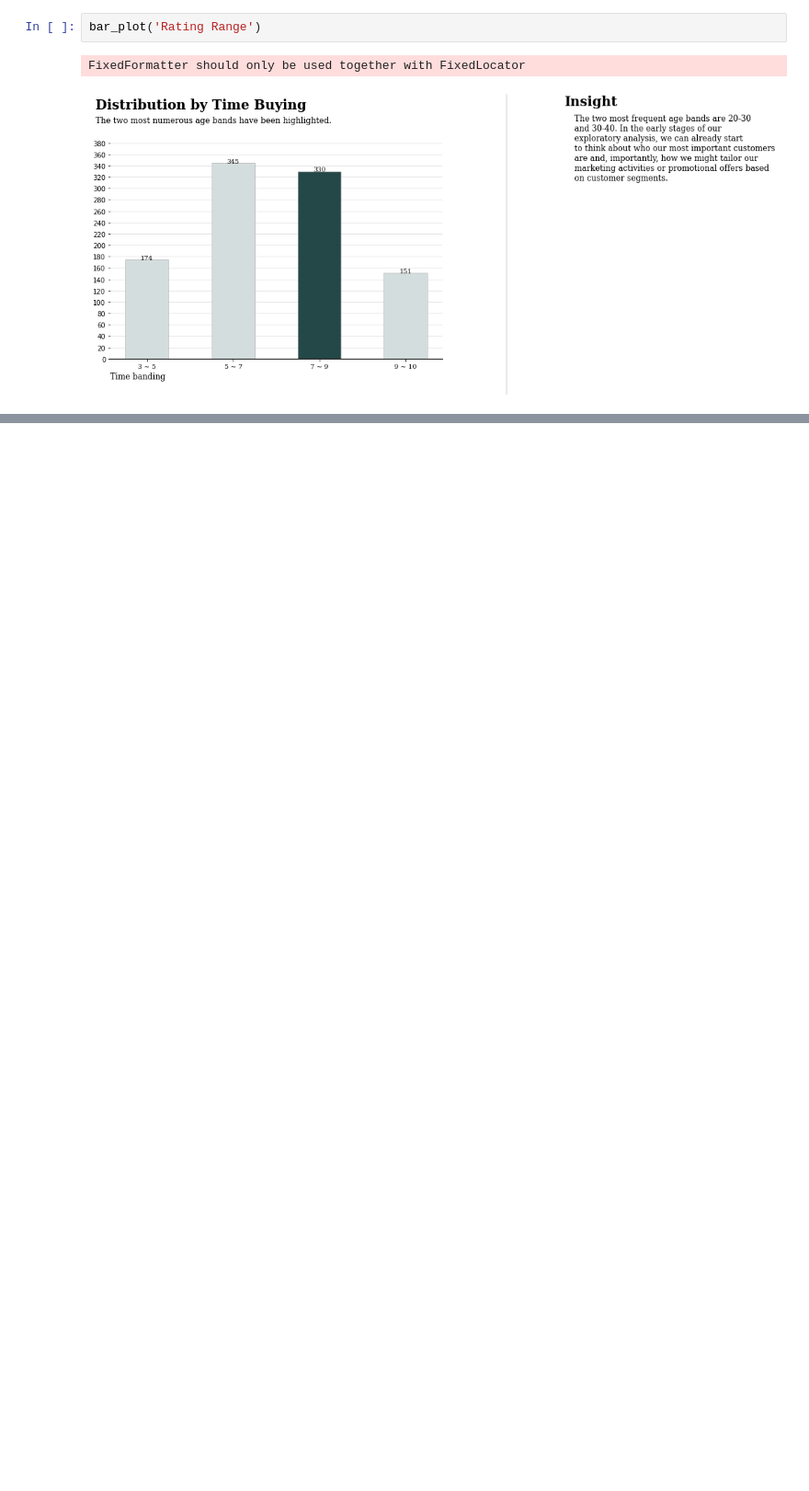
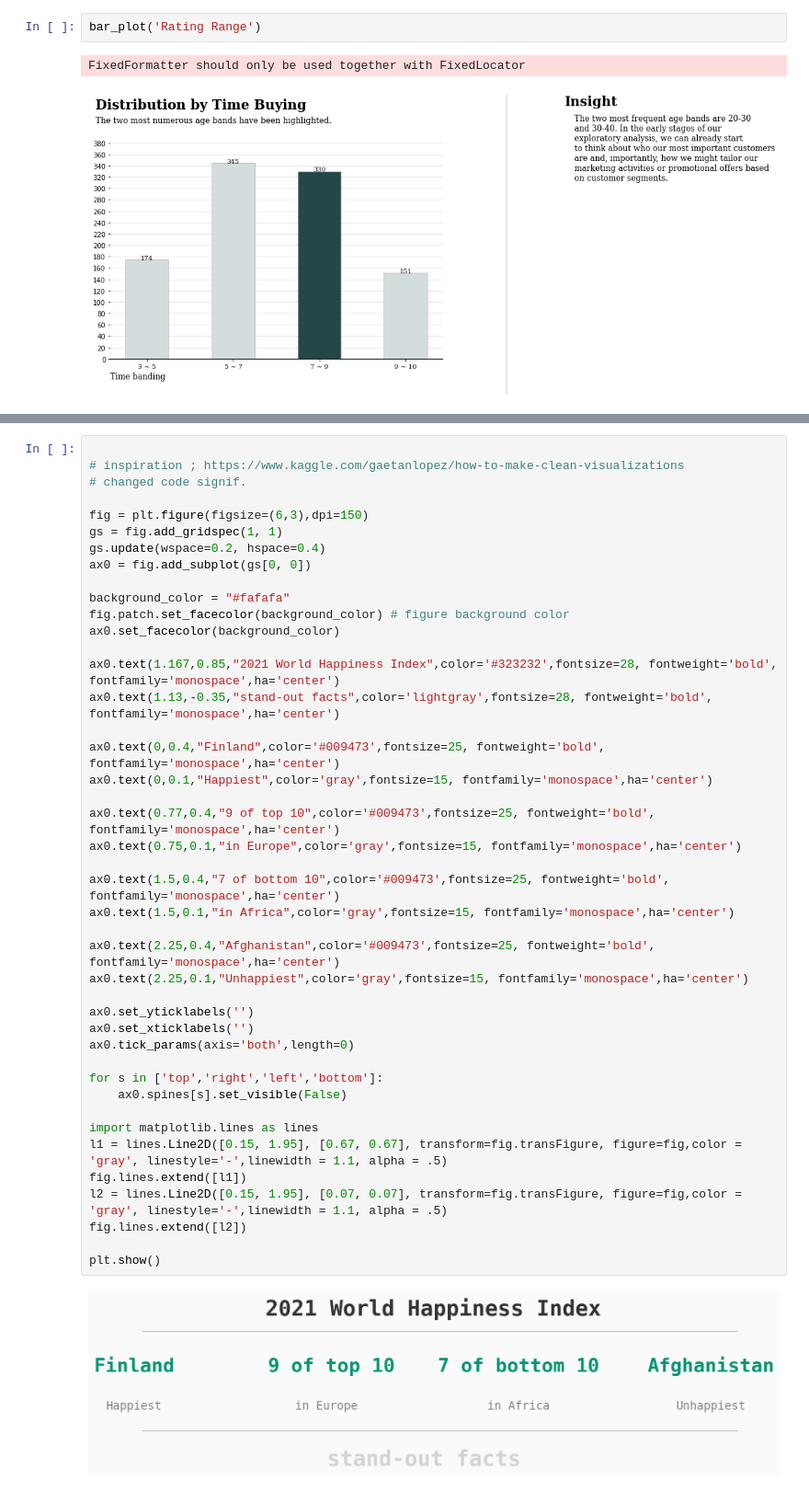
Before and after one commit to diakurnia/supermarket-dashboard, a Jupyter notebook: 3-Data Visualization.ipynb, the cells around one changed output, grey strips where cells are left out. Shown at 92% size. Drawn from its saved outputs; the diff is of its cells as text; blank space fills up the shorter version.

```diff
--- a/3-Data Visualization.ipynb
+++ b/3-Data Visualization.ipynb
@@ -238,0 +316,45 @@ FixedFormatter should only be used together with FixedLocator
+# %%
+
+# inspiration ; https://www.kaggle.com/gaetanlopez/how-to-make-clean-visualizations
+# changed code signif.
+
+fig = plt.figure(figsize=(6,3),dpi=150)
+gs = fig.add_gridspec(1, 1)
+gs.update(wspace=0.2, hspace=0.4)
+ax0 = fig.add_subplot(gs[0, 0])
+
+background_color = "#fafafa"
+fig.patch.set_facecolor(background_color) # figure background color
+ax0.set_facecolor(background_color)
+
+ax0.text(1.167,0.85,"2021 World Happiness Index",color='#323232',fontsize=28, fontweight='bold', fontfamily='monospace',ha='center')
+ax0.text(1.13,-0.35,"stand-out facts",color='lightgray',fontsize=28, fontweight='bold', fontfamily='monospace',ha='center')
+
+ax0.text(0,0.4,"Finland",color='#009473',fontsize=25, fontweight='bold', fontfamily='monospace',ha='center')
+ax0.text(0,0.1,"Happiest",color='gray',fontsize=15, fontfamily='monospace',ha='center')
+
+ax0.text(0.77,0.4,"9 of top 10",color='#009473',fontsize=25, fontweight='bold', fontfamily='monospace',ha='center')
+ax0.text(0.75,0.1,"in Europe",color='gray',fontsize=15, fontfamily='monospace',ha='center')
+
+ax0.text(1.5,0.4,"7 of bottom 10",color='#009473',fontsize=25, fontweight='bold', fontfamily='monospace',ha='center')
+ax0.text(1.5,0.1,"in Africa",color='gray',fontsize=15, fontfamily='monospace',ha='center')
+
+ax0.text(2.25,0.4,"Afghanistan",color='#009473',fontsize=25, fontweight='bold', fontfamily='monospace',ha='center')
+ax0.text(2.25,0.1,"Unhappiest",color='gray',fontsize=15, fontfamily='monospace',ha='center')
+
+ax0.set_yticklabels('')
+ax0.set_xticklabels('')
+ax0.tick_params(axis='both',length=0)
+
+for s in ['top','right','left','bottom']:
+    ax0.spines[s].set_visible(False)
+
+import matplotlib.lines as lines
+l1 = lines.Line2D([0.15, 1.95], [0.67, 0.67], transform=fig.transFigure, figure=fig,color = 'gray', linestyle='-',linewidth = 1.1, alpha = .5)
+fig.lines.extend([l1])
+l2 = lines.Line2D([0.15, 1.95], [0.07, 0.07], transform=fig.transFigure, figure=fig,color = 'gray', linestyle='-',linewidth = 1.1, alpha = .5)
+fig.lines.extend([l2])
+
+plt.show()
+# %% [output]
+[figure, added]
```
Also changed, not shown: parts of 5 cells of this notebook, 16 other files.
